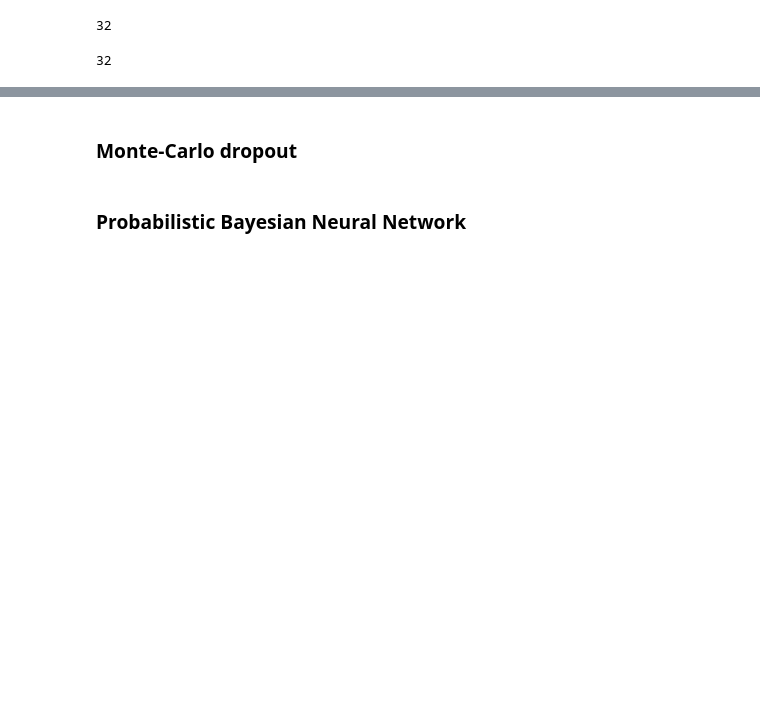
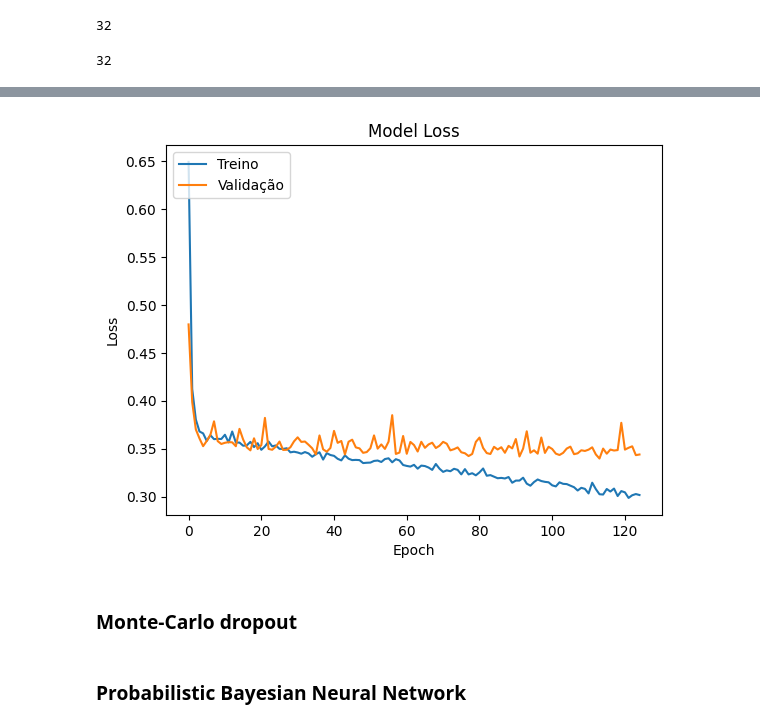
Before and after one commit to GuiSSMartins/DTx-Project, a Jupyter notebook: DTx_Project.ipynb, the cells around one changed output, grey strips where cells are left out. Cells and saved outputs as stored; diff of their text form; code cells hidden in the pictures; blank space fills up the shorter version.

```diff
--- a/DTx_Project.ipynb
+++ b/DTx_Project.ipynb
@@ -397,3 +414,16 @@ array([-48.07645824])
+# %%
+history_RNN = best_RNN[4]
+
+# Gráfico evolução Loss
+plt.plot(history_RNN.history['loss'])
+plt.plot(history_RNN.history['val_loss'])
+plt.title('Model Loss')
+plt.ylabel('Loss')
+plt.xlabel('Epoch')
+plt.legend(['Treino', 'Validação'], loc='upper left')
+plt.show()
+# %% [output]
+[figure, added]
 # %% [markdown]
 ### Monte-Carlo dropout
 # %%
```
Also changed, not shown: parts of 11 cells of this notebook.
